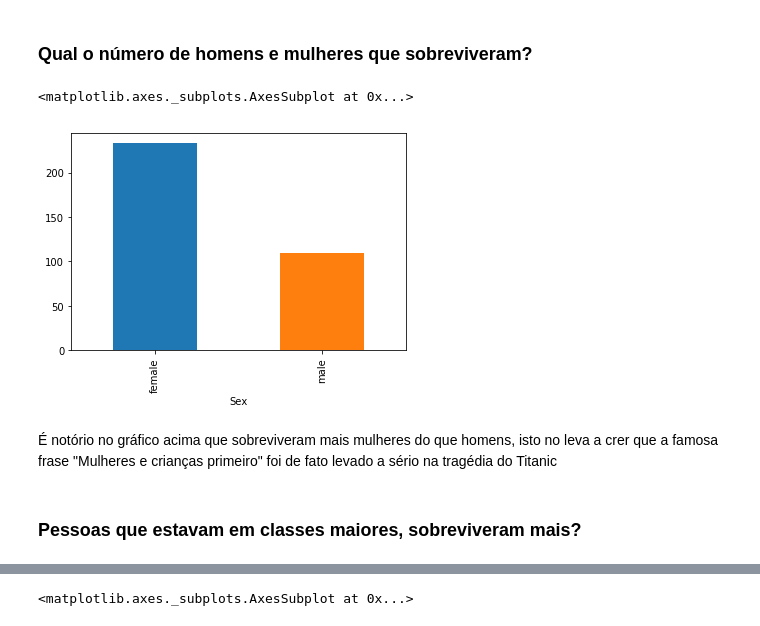
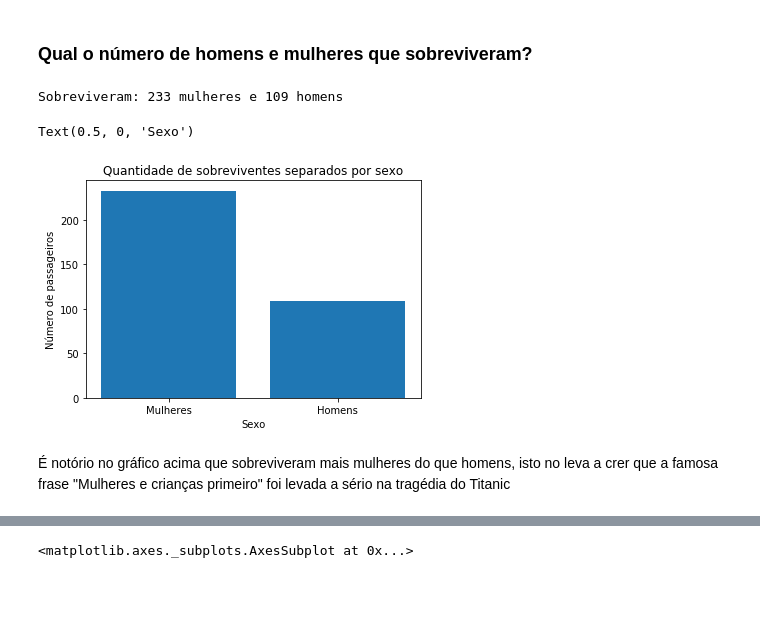
Before and after one commit to anderson-souza/Titanic-Project-Udacity, a Jupyter notebook: Análise Titanic.ipynb, the cells around one changed output, grey strips where cells are left out. Cells and saved outputs as stored; diff of their text form; code cells hidden in the pictures; blank space fills up the shorter version.

```diff
--- a/Análise Titanic.ipynb
+++ b/Análise Titanic.ipynb
@@ -138,8 +144,3 @@ df.groupby('Survived')['Survived'].count().plot.bar()
 ### Qual o número de homens e mulheres que sobreviveram?
 # %%
 #TODO - Fazer um gráfico que mostra lado a lado a quantidade total de homens e mulheres, e a quantidade que sobreviveu
-# %%
-df_survived.groupby('Sex')['Sex'].count().plot.bar()
-# %% [output]
-<matplotlib.axes._subplots.AxesSubplot at 0x...>
-[figure, removed]
@@ -146,4 +149,17 @@ df_survived.groupby('Sex')['Sex'].count().plot.bar()
+# %%
+print("Sobreviveram: {} mulheres e {} homens".format(se2[0],se2[1]))
+# %% [output]
+Sobreviveram: 233 mulheres e 109 homens
+# %%
+locations = [1, 2]
+heights = se1
+labels = ['Mulheres', 'Homens']
+plt.bar(locations, heights, tick_label=labels)
+plt.title('Quantidade de sobreviventes separados por sexo')
+plt.ylabel('Número de passageiros');
+plt.xlabel('Sexo')
+# %% [output]
+Text(0.5, 0, 'Sexo')
+[figure, added]
 # %% [markdown]
- É notório no gráfico acima que sobreviveram mais mulheres do que homens, isto no leva a crer que a famosa frase "Mulheres e crianças primeiro" foi de fato levado a sério na tragédia do Titanic
+ É notório no gráfico acima que sobreviveram mais mulheres do que homens, isto no leva a crer que a famosa frase "Mulheres e crianças primeiro" foi levada a sério na tragédia do Titanic
-# %% [markdown]
-### Pessoas que estavam em classes maiores, sobreviveram mais?
```
Also changed, not shown: parts of 34 cells of this notebook.
